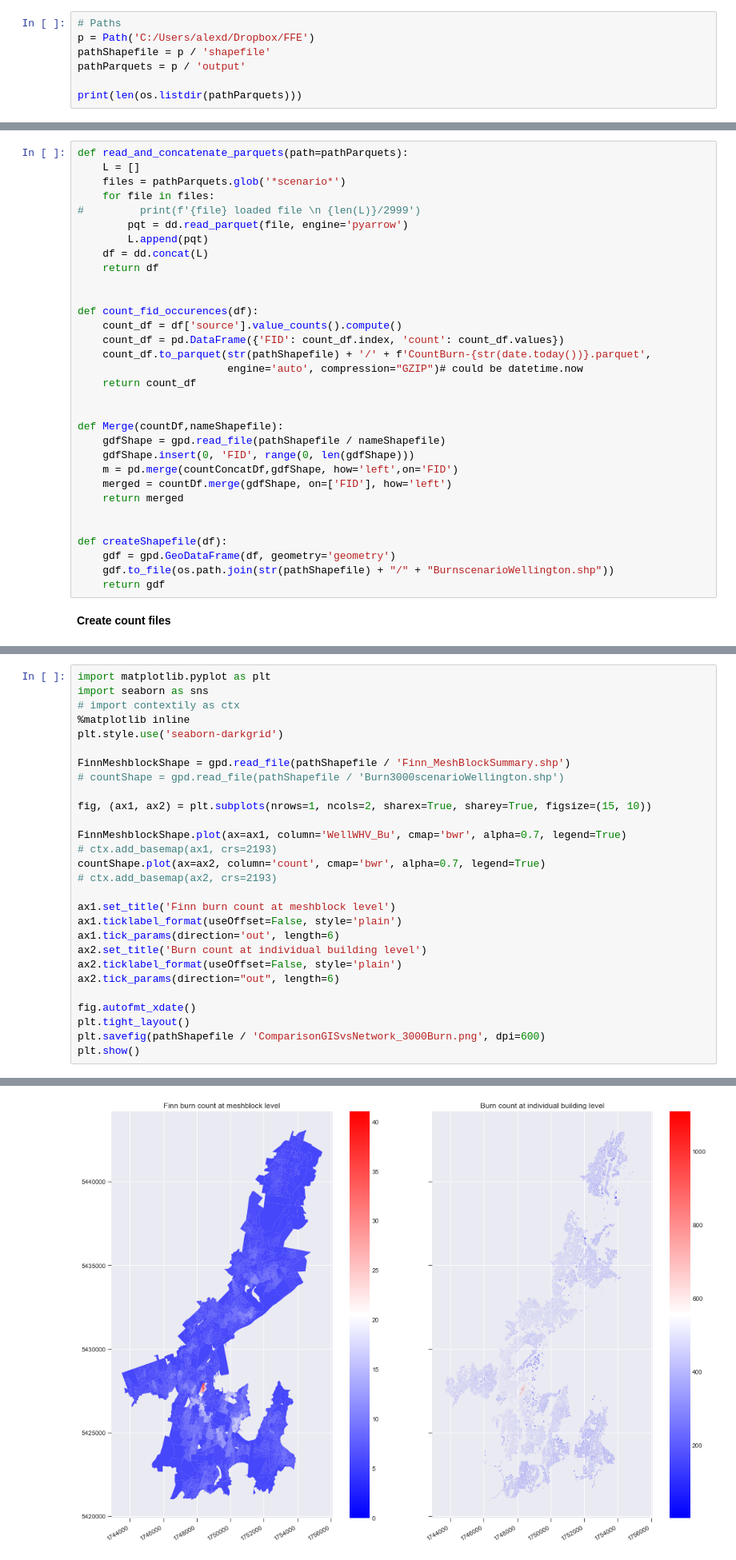
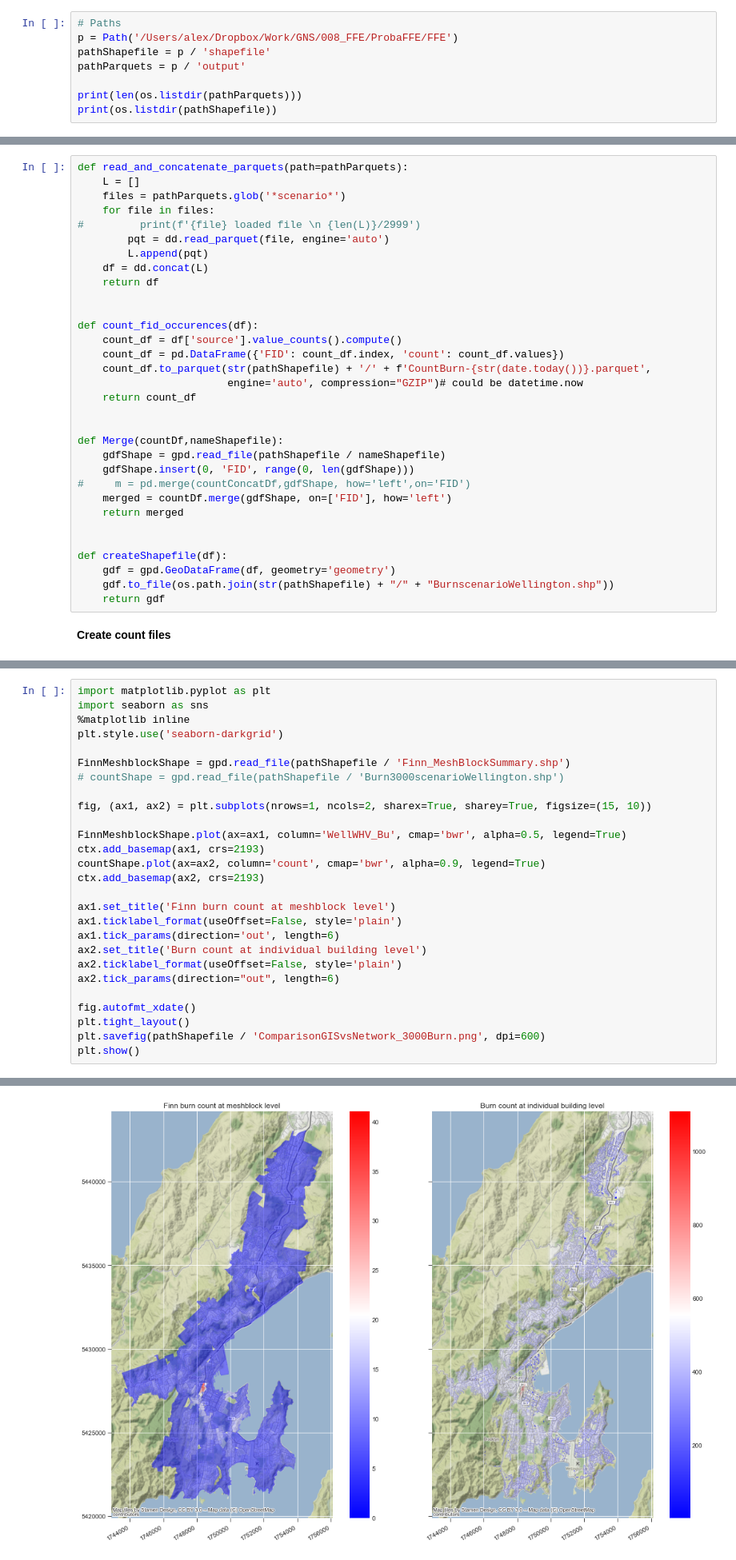
Before and after one commit to 37stu37/FFE, a Jupyter notebook: postprocessingFFE.ipynb, the cells around one changed output, grey strips where cells are left out. Shown at 80% size. Drawn from its saved outputs; the diff is of its cells as text.

Commit message:
clean up plot and create gif for worst case scenario

```diff
--- a/postprocessingFFE.ipynb
+++ b/postprocessingFFE.ipynb
@@ -20,10 +21,11 @@ from IPython.core.interactiveshell import InteractiveShell
 InteractiveShell.ast_node_interactivity = "all"
 # %%
 # Paths
-p = Path('C:/Users/alexd/Dropbox/FFE')
+p = Path('/Users/alex/Dropbox/Work/GNS/008_FFE/ProbaFFE/FFE')
 pathShapefile = p / 'shapefile'
 pathParquets = p / 'output'
 
 print(len(os.listdir(pathParquets)))
+print(os.listdir(pathShapefile))
 # %% [output]
 2999
@@ -33,7 +36,7 @@ def read_and_concatenate_parquets(path=pathParquets):
     files = pathParquets.glob('*scenario*')
     for file in files:
 #         print(f'{file} loaded file \n {len(L)}/2999')
-        pqt = dd.read_parquet(file, engine='pyarrow')
+        pqt = dd.read_parquet(file, engine='auto')
         L.append(pqt)
     df = dd.concat(L)
     return df
@@ -50,7 +53,7 @@ def count_fid_occurences(df):
 def Merge(countDf,nameShapefile):
     gdfShape = gpd.read_file(pathShapefile / nameShapefile)
     gdfShape.insert(0, 'FID', range(0, len(gdfShape)))
-    m = pd.merge(countConcatDf,gdfShape, how='left',on='FID')
+#     m = pd.merge(countConcatDf,gdfShape, how='left',on='FID')
     merged = countDf.merge(gdfShape, on=['FID'], how='left')
     return merged
 
@@ -76,37 +82,36 @@ Wall time: 49.1 s
 # %%
 import matplotlib.pyplot as plt
 import seaborn as sns
-# import contextily as ctx
 %matplotlib inline
 plt.style.use('seaborn-darkgrid')
 
 FinnMeshblockShape = gpd.read_file(pathShapefile / 'Finn_MeshBlockSummary.shp')
 # countShape = gpd.read_file(pathShapefile / 'Burn3000scenarioWellington.shp')
 
 fig, (ax1, ax2) = plt.subplots(nrows=1, ncols=2, sharex=True, sharey=True, figsize=(15, 10))
 
-FinnMeshblockShape.plot(ax=ax1, column='WellWHV_Bu', cmap='bwr', alpha=0.7, legend=True)
-# ctx.add_basemap(ax1, crs=2193)
-countShape.plot(ax=ax2, column='count', cmap='bwr', alpha=0.7, legend=True)
-# ctx.add_basemap(ax2, crs=2193)
+FinnMeshblockShape.plot(ax=ax1, column='WellWHV_Bu', cmap='bwr', alpha=0.5, legend=True)
+ctx.add_basemap(ax1, crs=2193)
+countShape.plot(ax=ax2, column='count', cmap='bwr', alpha=0.9, legend=True)
+ctx.add_basemap(ax2, crs=2193)
 
 ax1.set_title('Finn burn count at meshblock level')
 ax1.ticklabel_format(useOffset=False, style='plain')
 ax1.tick_params(direction='out', length=6)
 ax2.set_title('Burn count at individual building level')
 ax2.ticklabel_format(useOffset=False, style='plain')
 ax2.tick_params(direction="out", length=6)
 
 fig.autofmt_xdate()
 plt.tight_layout()
 plt.savefig(pathShapefile / 'ComparisonGISvsNetwork_3000Burn.png', dpi=600)
 plt.show()
 # %% [output]
 <matplotlib.axes._subplots.AxesSubplot at 0x...>
 <matplotlib.axes._subplots.AxesSubplot at 0x...>
 Text(0.5, 1, 'Finn burn count at meshblock level')
 Text(0.5, 1, 'Burn count at individual building level')
-[figure, old version]
+[figure, new version]
 # %% [markdown]
 **Plot distributions**
 # %%
```
Also changed, not shown: parts of 17 cells of this notebook, 1 other file.
